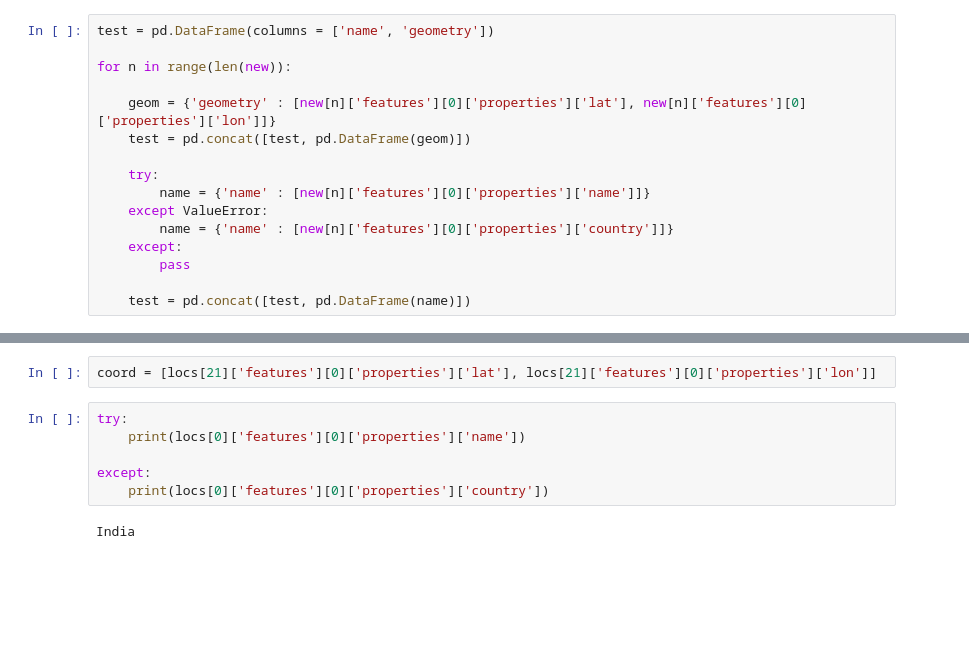
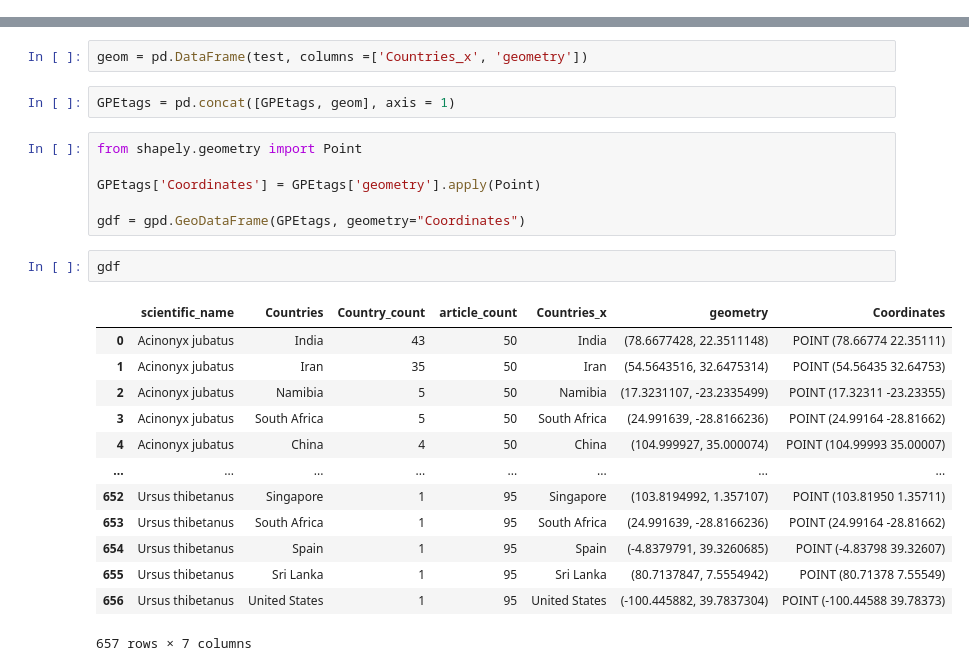
Before and after one commit to redalisa/thesis, a Jupyter notebook: geoapify.ipynb, the cells around one changed output, grey strips where cells are left out. Saved outputs shown, nothing was run; the diff lists cells and outputs as text; blank space fills up the shorter version.

```diff
--- a/geoapify.ipynb
+++ b/geoapify.ipynb
@@ -96,16 +40,0 @@ IndexError: list index out of range
-# %%
-test = pd.DataFrame(columns = ['name', 'geometry'])
-
-for n in range(len(new)):
-
-    geom = {'geometry' : [new[n]['features'][0]['properties']['lat'], new[n]['features'][0]['properties']['lon']]}
-    test = pd.concat([test, pd.DataFrame(geom)])
-
-    try:
-        name = {'name' : [new[n]['features'][0]['properties']['name']]}
-    except ValueError:
-        name = {'name' : [new[n]['features'][0]['properties']['country']]}
-    except:
-        pass
-
-    test = pd.concat([test, pd.DataFrame(name)])
@@ -130,10 +41,26 @@ len(locs)
-# %%
-coord = [locs[21]['features'][0]['properties']['lat'], locs[21]['features'][0]['properties']['lon']]
-# %%
-try:
-    print(locs[0]['features'][0]['properties']['name'])
-
-except:
-    print(locs[0]['features'][0]['properties']['country'])
-# %% [output]
-India
+# %%
+geom = pd.DataFrame(test, columns =['Countries_x', 'geometry'])
+# %%
+GPEtags = pd.concat([GPEtags, geom], axis = 1)
+# %%
+from shapely.geometry import Point
+
+GPEtags['Coordinates'] = GPEtags['geometry'].apply(Point)
+
+gdf = gpd.GeoDataFrame(GPEtags, geometry="Coordinates")
+# %%
+gdf
+# %% [output]
+|  | scientific_name | Countries | Country_count | article_count | Countries_x | geometry | Coordinates |
+| 0 | Acinonyx jubatus | India | 43 | 50 | India | (78.6677428, 22.3511148) | POINT (78.66774 22.35111) |
+| 1 | Acinonyx jubatus | Iran | 35 | 50 | Iran | (54.5643516, 32.6475314) | POINT (54.56435 32.64753) |
+| 2 | Acinonyx jubatus | Namibia | 5 | 50 | Namibia | (17.3231107, -23.2335499) | POINT (17.32311 -23.23355) |
+| 3 | Acinonyx jubatus | South Africa | 5 | 50 | South Africa | (24.991639, -28.8166236) | POINT (24.99164 -28.81662) |
+| 4 | Acinonyx jubatus | China | 4 | 50 | China | (104.999927, 35.000074) | POINT (104.99993 35.00007) |
+| ... | ... | ... | ... | ... | ... | ... | ... |
+| 652 | Ursus thibetanus | Singapore | 1 | 95 | Singapore | (103.8194992, 1.357107) | POINT (103.81950 1.35711) |
+| 653 | Ursus thibetanus | South Africa | 1 | 95 | South Africa | (24.991639, -28.8166236) | POINT (24.99164 -28.81662) |
+| 654 | Ursus thibetanus | Spain | 1 | 95 | Spain | (-4.8379791, 39.3260685) | POINT (-4.83798 39.32607) |
+| 655 | Ursus thibetanus | Sri Lanka | 1 | 95 | Sri Lanka | (80.7137847, 7.5554942) | POINT (80.71378 7.55549) |
+| 656 | Ursus thibetanus | United States | 1 | 95 | United States | (-100.445882, 39.7837304) | POINT (-100.44588 39.78373) |
+657 rows × 7 columns
```
Also changed, not shown: parts of 18 cells of this notebook, 5 other files.
